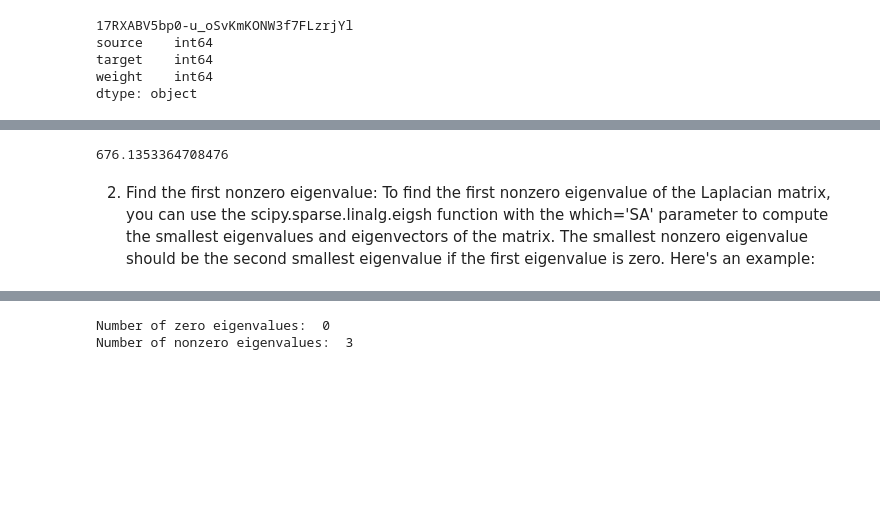
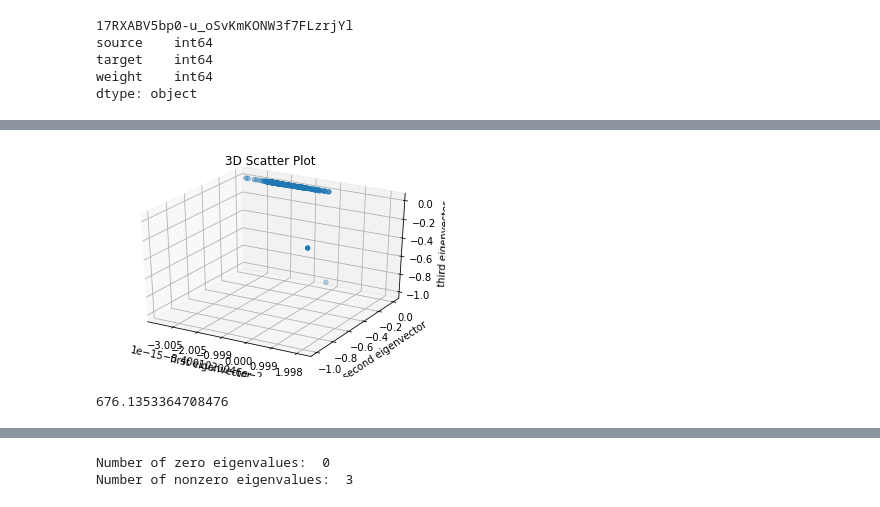
Before and after one commit to MarciaFG/scimobility, a Jupyter notebook: LaplacianMatrix.ipynb, the cells around one changed output, grey strips where cells are left out. Drawn from its saved outputs; the diff is of its cells as text; code cells hidden in the pictures; blank space fills up the shorter version.

```diff
--- a/LaplacianMatrix.ipynb
+++ b/LaplacianMatrix.ipynb
@@ -229 +200,19 @@ Laplacian eigenvalues:  [-4.64757642e-11  6.76135336e+02  9.99638239e+02  1.4684
+# %%
+from mpl_toolkits.mplot3d import Axes3D
+
+# Create a 3D scatter plot
+fig = plt.figure()
+ax = fig.add_subplot(111, projection='3d')
+ax.scatter(v1, v2, v3)
+
+# Add labels and title
+ax.set_xlabel('first eigenvector')
+ax.set_ylabel('second eigenvector')
+ax.set_zlabel('third eigenvector')
+ax.set_title('3D Scatter Plot')
+
+# Display the plot
+plt.show()
+# %% [output]
+[figure, added]
 # %%
@@ -232,7 +221,3 @@ el = 7.82882617e-01 /second_eigenvector[0]
 print(el)
 # %% [output]
 676.1353364708476
-# %% [markdown]
-
-2.   Find the first nonzero eigenvalue: To find the first nonzero eigenvalue of
-the Laplacian matrix, you can use the scipy.sparse.linalg.eigsh function with the which='SA' parameter to compute the smallest eigenvalues and eigenvectors of the matrix. The smallest nonzero eigenvalue should be the second smallest eigenvalue if the first eigenvalue is zero. Here's an example:
```
Also changed, not shown: parts of 22 cells of this notebook.
